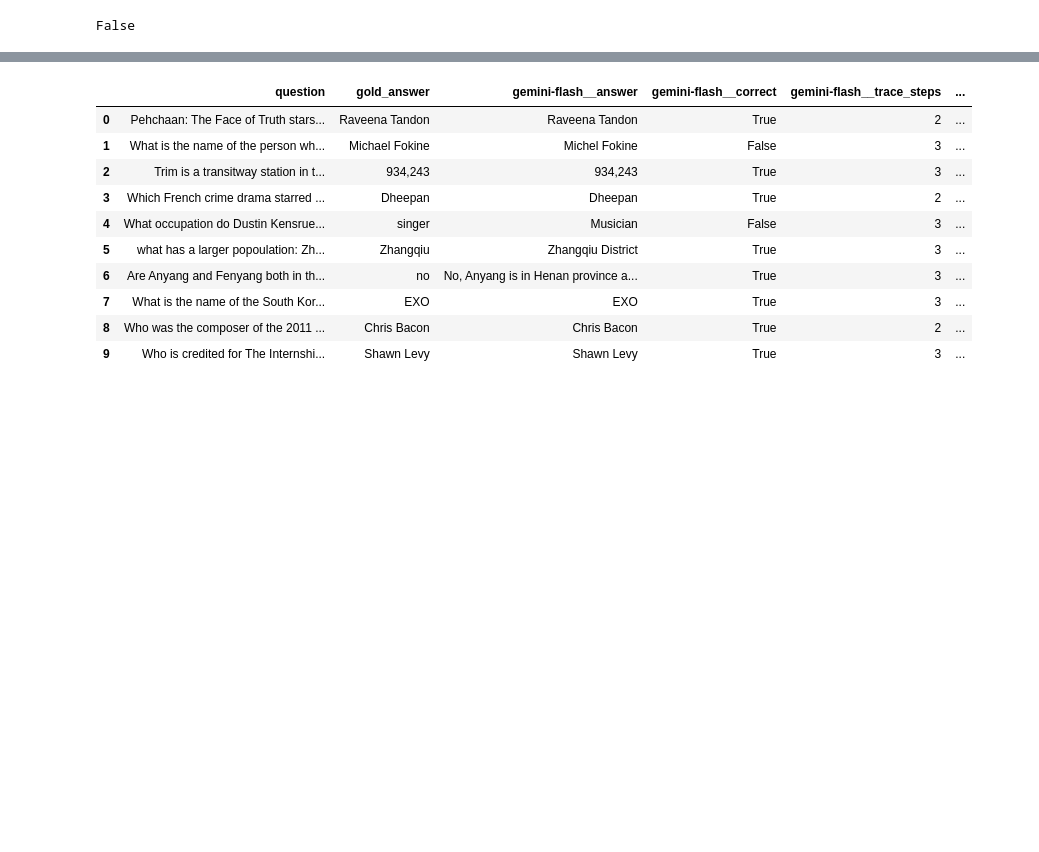
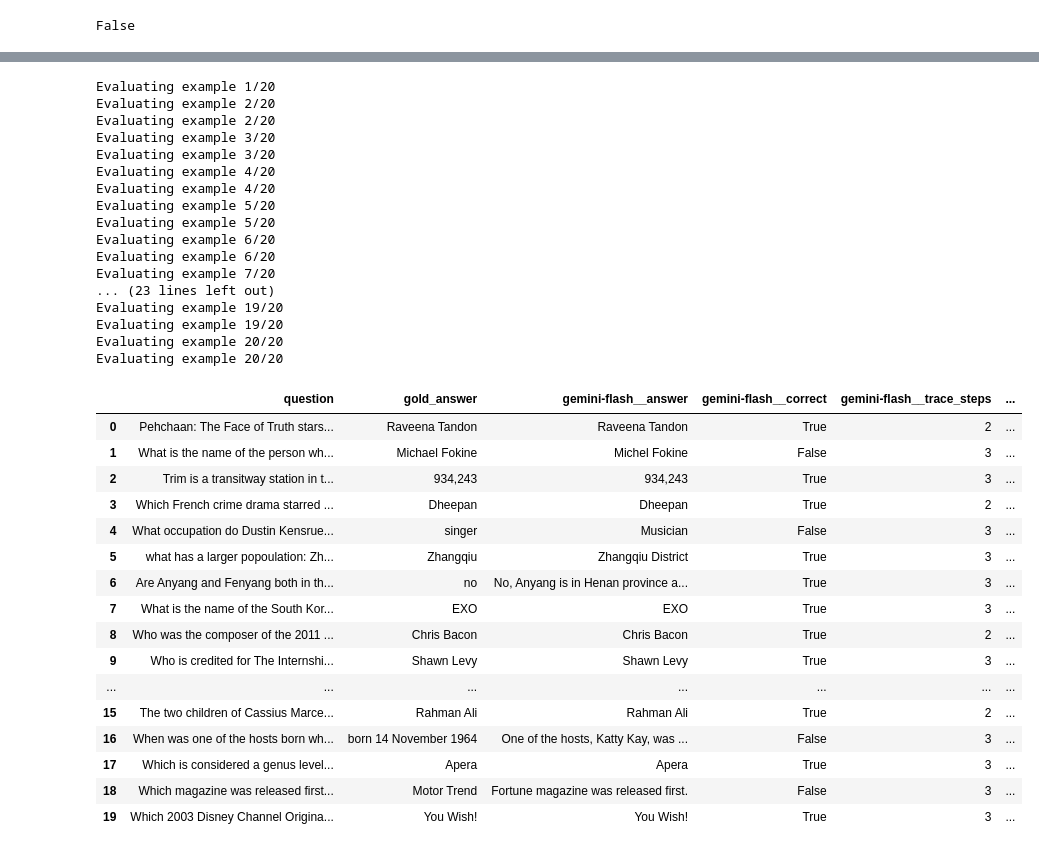
Before and after one commit to roshankern/dspy-lora-agent, a Jupyter notebook: 2.compare_accuracy/eval_llms.ipynb, the cells around one changed output, grey strips where cells are left out. Drawn from its saved outputs; the diff is of its cells as text; code cells hidden in the pictures; blank space fills up the shorter version.

```diff
--- a/2.compare_accuracy/eval_llms.ipynb
+++ b/2.compare_accuracy/eval_llms.ipynb
@@ -29,7 +29,7 @@ If the dataset is based on a loading script, please ask the dataset author to re
 Please check that the Hugging Face dataset 'hotpot_qa' isn't based on a loading script and remove `trust_remote_code`.
 If the dataset is based on a loading script, please ask the dataset author to remove it and convert it to a standard format like Parquet.
 # %%
-NUM_EXAMPLES = 10
+NUM_EXAMPLES = 20
 
 lm_configs = {
     "gemini-flash": dspy.LM("gemini/gemini-2.5-flash-preview-05-20"),
@@ -47,33 +47,57 @@ lm_configs = {
 
 # Build results dataframe
 results = []
 for i, ex in enumerate(ds.dev[:NUM_EXAMPLES]):
+    print(f"Evaluating example {i + 1}/{NUM_EXAMPLES}")
     row = {"question": ex["question"], "gold_answer": ex["answer"]}
 
     for model_name, lm in lm_configs.items():
         dspy.configure(lm=lm, temperature=0)
         pred = hotpotqa_agent(question=ex["question"])
 
         row[f"{model_name}__answer"] = pred.answer
         row[f"{model_name}__correct"] = ex["answer"].lower() in pred.answer.lower()
         row[f"{model_name}__trace_steps"] = len(pred.trajectory) // 4
 
     results.append(row)
 
 eval_df = pd.DataFrame(results)
 eval_df
 # %% [output]
+Evaluating example 1/20
+Evaluating example 2/20
+Evaluating example 2/20
+Evaluating example 3/20
+Evaluating example 3/20
+Evaluating example 4/20
+Evaluating example 4/20
+Evaluating example 5/20
+Evaluating example 5/20
+Evaluating example 6/20
+Evaluating example 6/20
+Evaluating example 7/20
+... (23 lines left out)
+Evaluating example 19/20
+Evaluating example 19/20
+Evaluating example 20/20
+Evaluating example 20/20
 |  | question | gold_answer | gemini-flash__answer | gemini-flash__correct | gemini-flash__trace_steps | ... |
 | 0 | Pehchaan: The Face of Truth stars... | Raveena Tandon | Raveena Tandon | True | 2 | ... |
 | 1 | What is the name of the person wh... | Michael Fokine | Michel Fokine | False | 3 | ... |
 | 2 | Trim is a transitway station in t... | 934,243 | 934,243 | True | 3 | ... |
 | 3 | Which French crime drama starred ... | Dheepan | Dheepan | True | 2 | ... |
 | 4 | What occupation do Dustin Kensrue... | singer | Musician | False | 3 | ... |
 | 5 | what has a larger popoulation: Zh... | Zhangqiu | Zhangqiu District | True | 3 | ... |
 | 6 | Are Anyang and Fenyang both in th... | no | No, Anyang is in Henan province a... | True | 3 | ... |
 | 7 | What is the name of the South Kor... | EXO | EXO | True | 3 | ... |
 | 8 | Who was the composer of the 2011 ... | Chris Bacon | Chris Bacon | True | 2 | ... |
 | 9 | Who is credited for The Internshi... | Shawn Levy | Shawn Levy | True | 3 | ... |
+| ... | ... | ... | ... | ... | ... | ... |
+| 15 | The two children of Cassius Marce... | Rahman Ali | Rahman Ali | True | 2 | ... |
+| 16 | When was one of the hosts born wh... | born 14 November 1964 | One of the hosts, Katty Kay, was ... | False | 3 | ... |
+| 17 | Which is considered a genus level... | Apera | Apera | True | 3 | ... |
+| 18 | Which magazine was released first... | Motor Trend | Fortune magazine was released first. | False | 3 | ... |
+| 19 | Which 2003 Disney Channel Origina... | You Wish! | You Wish! | True | 3 | ... |
 # %%
 model_names = list(lm_configs.keys())
 
```
Also changed, not shown: parts of 1 cell of this notebook.
